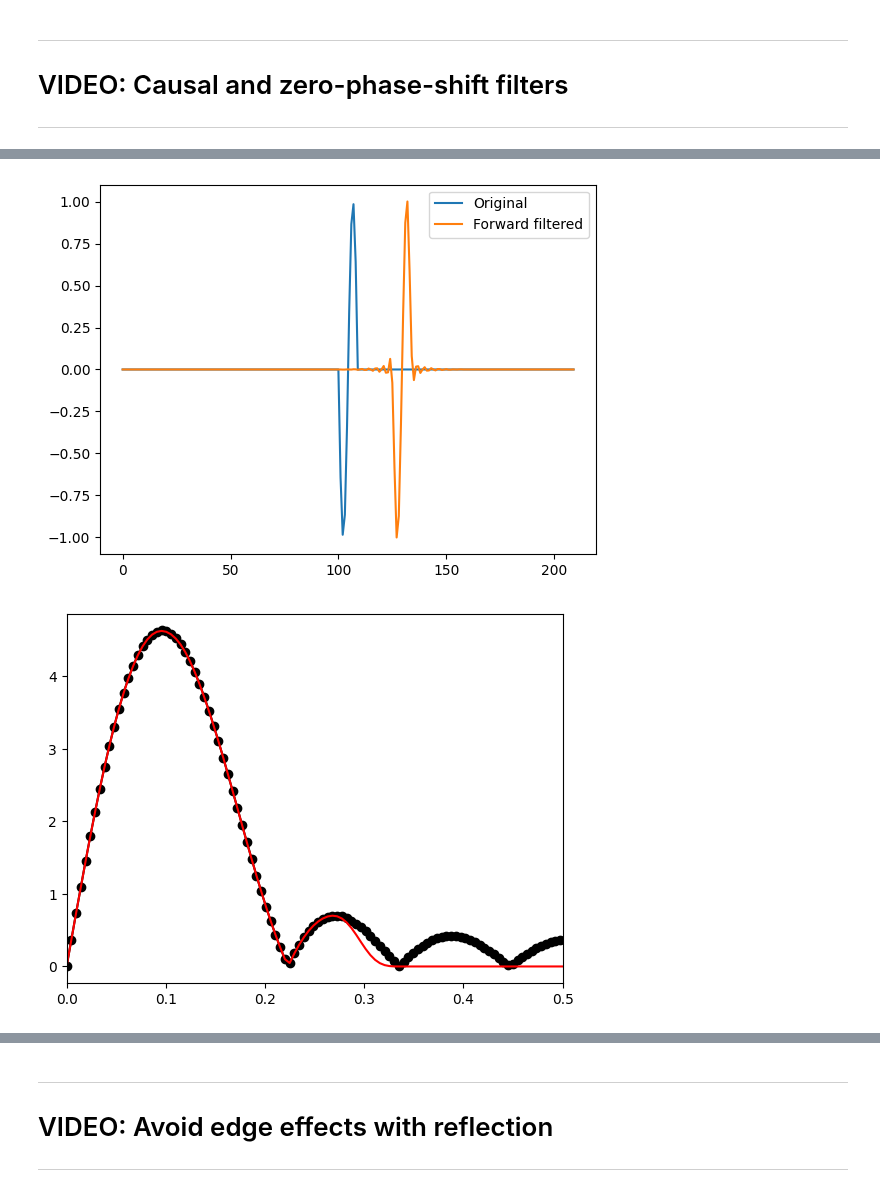
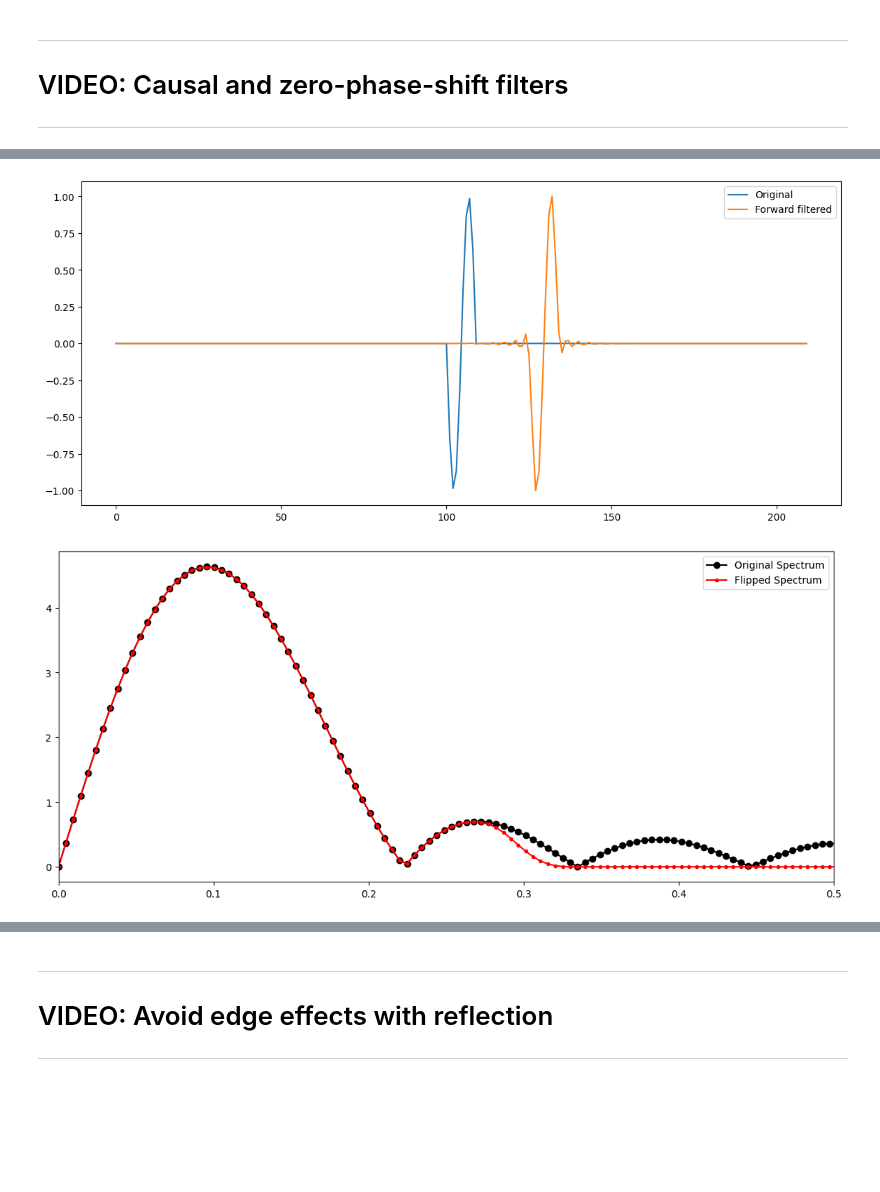
Before and after one commit to marzzelo/SignalProcessing, a Jupyter notebook: filtering/sigprocMXC_filtering_part1.ipynb, the cells around one changed output, grey strips where cells are left out. Drawn from its saved outputs; the diff is of its cells as text; code cells hidden in the pictures; blank space fills up the shorter version.

```diff
--- a/filtering/sigprocMXC_filtering_part1.ipynb
+++ b/filtering/sigprocMXC_filtering_part1.ipynb
@@ -493,36 +508,47 @@ plt.show()
 # %%
 ## apply a low-pass causal filter
 
 # note: frequency listed as fraction of Nyquist (not sampling rate!)
-fkern = signal.firwin(51,.6)
-fdata = signal.lfilter(fkern,1,data)
-plt.plot(range(0,n),data,label='Original')
-plt.plot(range(0,n),fdata,label='Forward filtered')
+plt.figure(figsize=(14, 6))
+
+# create the filter kernel
+fkern = signal.firwin(51, 0.6)  # 51 points long, cutoff at .6*nyquist  (corresponds to 0.5 * 0.6 = 0.3 of the original frequency)
+
+# apply the filter
+fdata = signal.lfilter(
+    fkern, 1, data
+)  # (["b" parameters], 1 [no "a" parameters, this is a FIR filter], [data])
+plt.plot(range(0, n), data, label="Original")
+plt.plot(range(0, n), fdata, label="Forward filtered")
 plt.legend()
 plt.show()
 
 # flip the signal backwards
 fdataFlip = fdata[::-1]
 # and show its spectrum
-plt.plot(np.linspace(0,1,n),np.abs(scipy.fftpack.fft(data)),'ko-')
-plt.plot(np.linspace(0,1,n),np.abs(scipy.fftpack.fft(fdataFlip)),'r')
-plt.xlim([0,.5])
+plt.figure(figsize=(14, 6))
+plt.plot(linspace(0, 1, n), abs(fft(data)), "ko-", label="Original Spectrum")
+plt.plot(linspace(0, 1, n), abs(fft(fdataFlip)), "r.-", label="Flipped Spectrum")
+plt.legend()
+plt.xlim([0, 0.5])
 plt.show()
 
 
 # filter the flipped signal
-fdataF = signal.lfilter(fkern,1,fdataFlip)
-plt.plot(range(0,n),data,label='Original')
-plt.plot(range(0,n),fdataF,label='Backward filtered')
+fdataF = signal.lfilter(fkern, 1, fdataFlip)
+plt.figure(figsize=(14, 6))
+plt.plot(range(0, n), data, label="Original")
+plt.plot(range(0, n), fdataF, label="Backward filtered")
 plt.legend()
 plt.show()
 
 # finally, flip the double-filtered signal
 fdataF = fdataF[::-1]
-plt.plot(range(0,n),data,label='Original')
-plt.plot(range(0,n),fdataF,label='Zero-phase filtered')
+plt.figure(figsize=(14, 6))
+plt.plot(range(0, n), data, label="Original")
+plt.plot(range(0, n), fdataF, label="Zero-phase filtered")
 plt.legend()
 plt.show()
 # %% [output]
-[figure, old version]
+[figure, new version]
-[figure, old version]
+[figure, new version]
```
Also changed, not shown: parts of 15 cells of this notebook, 2 other files.
